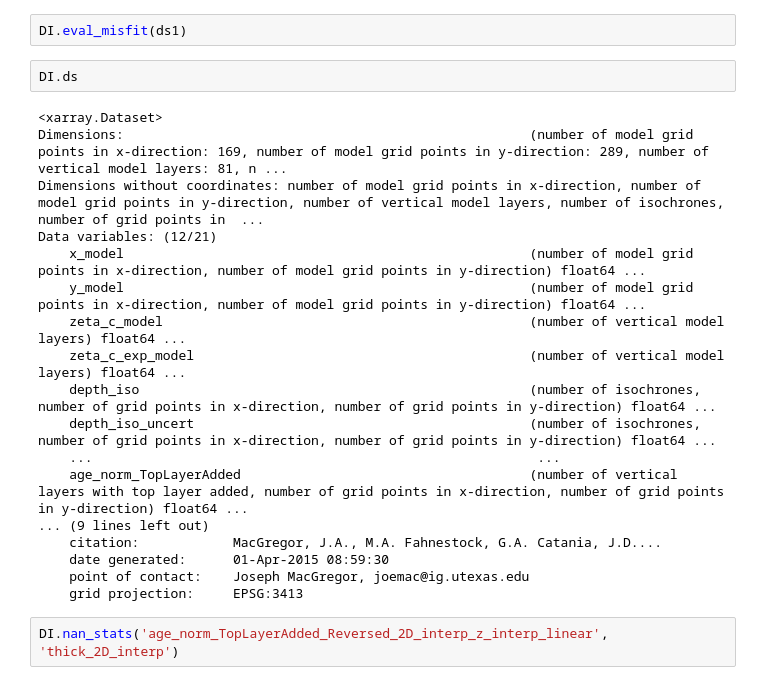
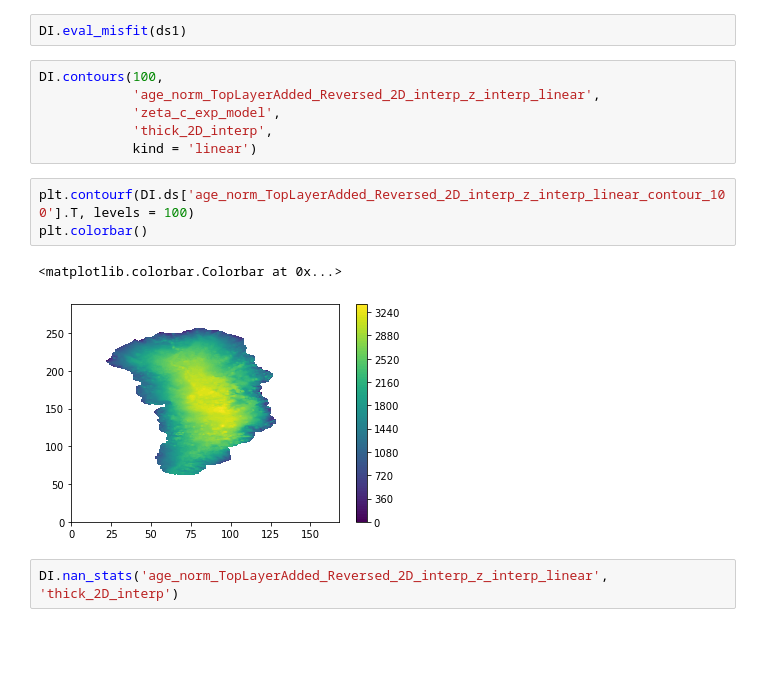
Before and after one commit to Shreyas911/sicopolis_tapenade_tools, a Jupyter notebook: forward_run_analysis/forward_run_analysis.ipynb, the cells around one changed output. Drawn from its saved outputs; the diff is of its cells as text; blank space fills up the shorter version.

```diff
--- a/forward_run_analysis/forward_run_analysis.ipynb
+++ b/forward_run_analysis/forward_run_analysis.ipynb
@@ -482,25 +604,17 @@ DI.z_interpolation_middle_columns('age_norm_TopLayerAdded_Reversed_2D_interp', k
 # %%
 DI.eval_misfit(ds1)
 # %%
-DI.ds
+DI.contours(100,
+            'age_norm_TopLayerAdded_Reversed_2D_interp_z_interp_linear',
+            'zeta_c_exp_model',
+            'thick_2D_interp',
+            kind = 'linear')
-# %% [output]
-<xarray.Dataset>
-Dimensions:                                                    (number of model grid points in x-direction: 169, number of model grid points in y-direction: 289, number of vertical model layers: 81, n ...
-Dimensions without coordinates: number of model grid points in x-direction, number of model grid points in y-direction, number of vertical model layers, number of isochrones, number of grid points in  ...
-Data variables: (12/21)
-    x_model                                                    (number of model grid points in x-direction, number of model grid points in y-direction) float64 ...
-    y_model                                                    (number of model grid points in x-direction, number of model grid points in y-direction) float64 ...
-    zeta_c_model                                               (number of vertical model layers) float64 ...
-    zeta_c_exp_model                                           (number of vertical model layers) float64 ...
-    depth_iso                                                  (number of isochrones, number of grid points in x-direction, number of grid points in y-direction) float64 ...
-    depth_iso_uncert                                           (number of isochrones, number of grid points in x-direction, number of grid points in y-direction) float64 ...
-    ...                                                         ...
-    age_norm_TopLayerAdded                                     (number of vertical layers with top layer added, number of grid points in x-direction, number of grid points in y-direction) float64 ...
-... (9 lines left out)
-    citation:            MacGregor, J.A., M.A. Fahnestock, G.A. Catania, J.D....
-    date generated:      01-Apr-2015 08:59:30
-    point of contact:    Joseph MacGregor, joemac@ig.utexas.edu
-    grid projection:     EPSG:3413
+# %%
+plt.contourf(DI.ds['age_norm_TopLayerAdded_Reversed_2D_interp_z_interp_linear_contour_100'].T, levels = 100)
+plt.colorbar()
+# %% [output]
+<matplotlib.colorbar.Colorbar at 0x...>
+[figure, added]
 # %%
 DI.nan_stats('age_norm_TopLayerAdded_Reversed_2D_interp_z_interp_linear', 'thick_2D_interp')
 # %% [output]
```
Also changed, not shown: parts of 14 cells of this notebook.
